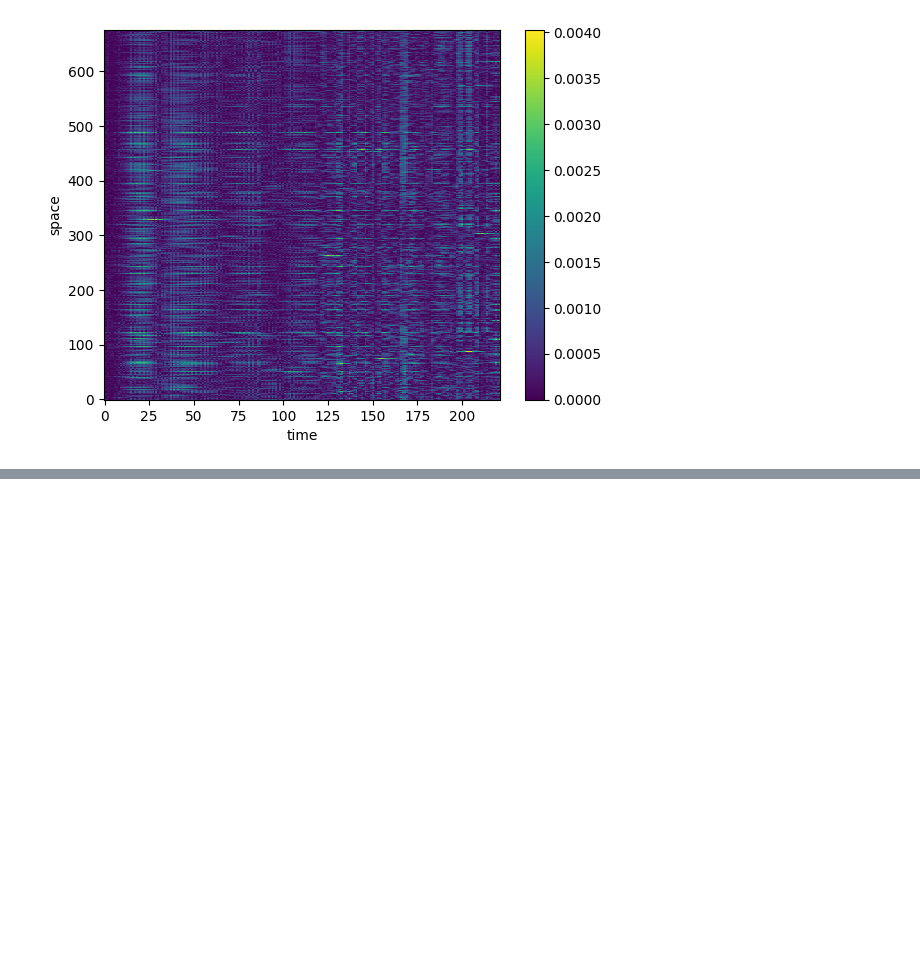
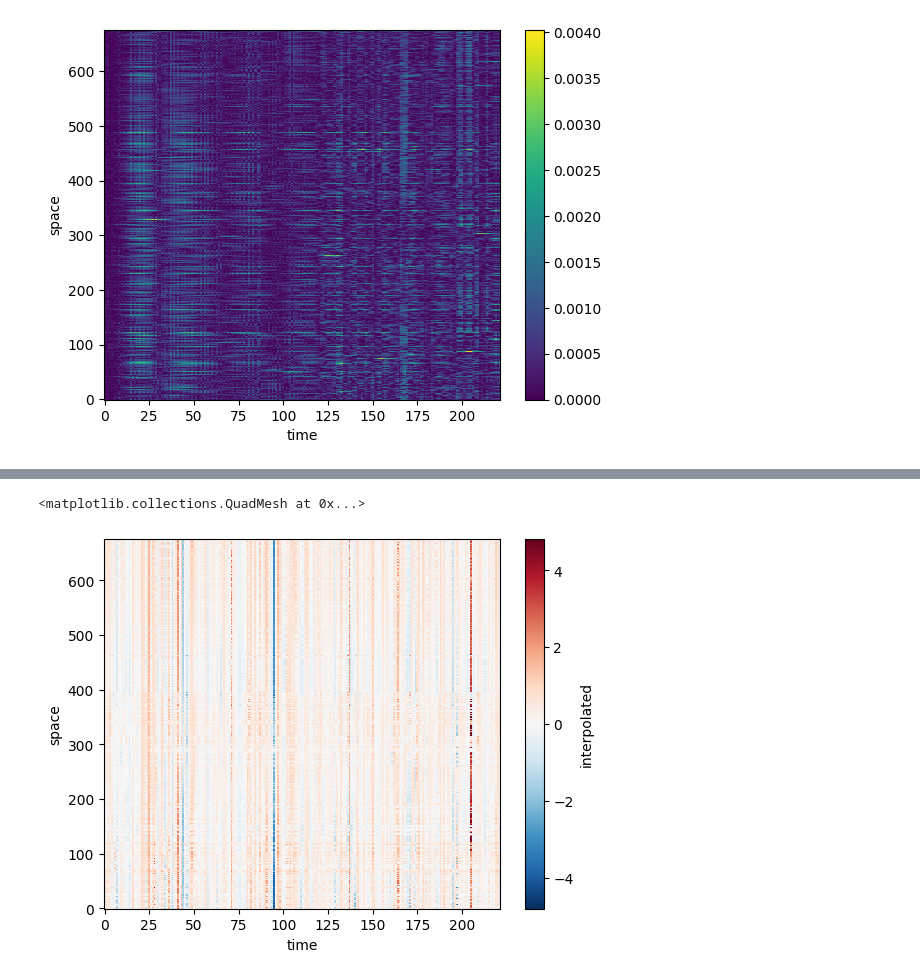
Before and after one commit to TUDelftGeodesy/DePSI, a Jupyter notebook: examples/notebooks/demo_atmosphere_estimation.ipynb, the cells around one changed output, grey strips where cells are left out. Cells and saved outputs as stored; diff of their text form; code cells hidden in the pictures; blank space fills up the shorter version.

```diff
--- a/examples/notebooks/demo_atmosphere_estimation.ipynb
+++ b/examples/notebooks/demo_atmosphere_estimation.ipynb
@@ -58,0 +69,11 @@ ae.plot(x="time", y="space")
+# %%
+data_input = scipy.io.loadmat("./depsi_matlab_atmo_kriging_testdata/zegveld_s1_t037_ps_atmo_kriging_input.mat")
+ds = xr.Dataset(
+    {
+        "ps_atmosphere": (["space", "time"], data_input["atmo_estimates"])
+    },
+    coords={
+        "x": ("space", data_input["psc_azx"].squeeze()),
+        "y": ("space", data_input["psc_rx"].squeeze()),
+    }
+)
@@ -58,0 +95,4 @@ ae.plot(x="time", y="space")
+# %%
+%%time
+points = xr.Dataset(coords = ds.coords)  #points
+result_python = solve_kriging(ds["ps_atmosphere"], grid=points, method="universal", n_nearest_neighbors=100)
@@ -58,0 +105,5 @@ ae.plot(x="time", y="space")
+# %%
+result_python["interpolated"].isel(time=slice(None, -1)).plot(x="time", y="space")
+# %% [output]
+<matplotlib.collections.QuadMesh at 0x...>
+[figure, added]
```
Also changed, not shown: parts of 10 cells of this notebook.
